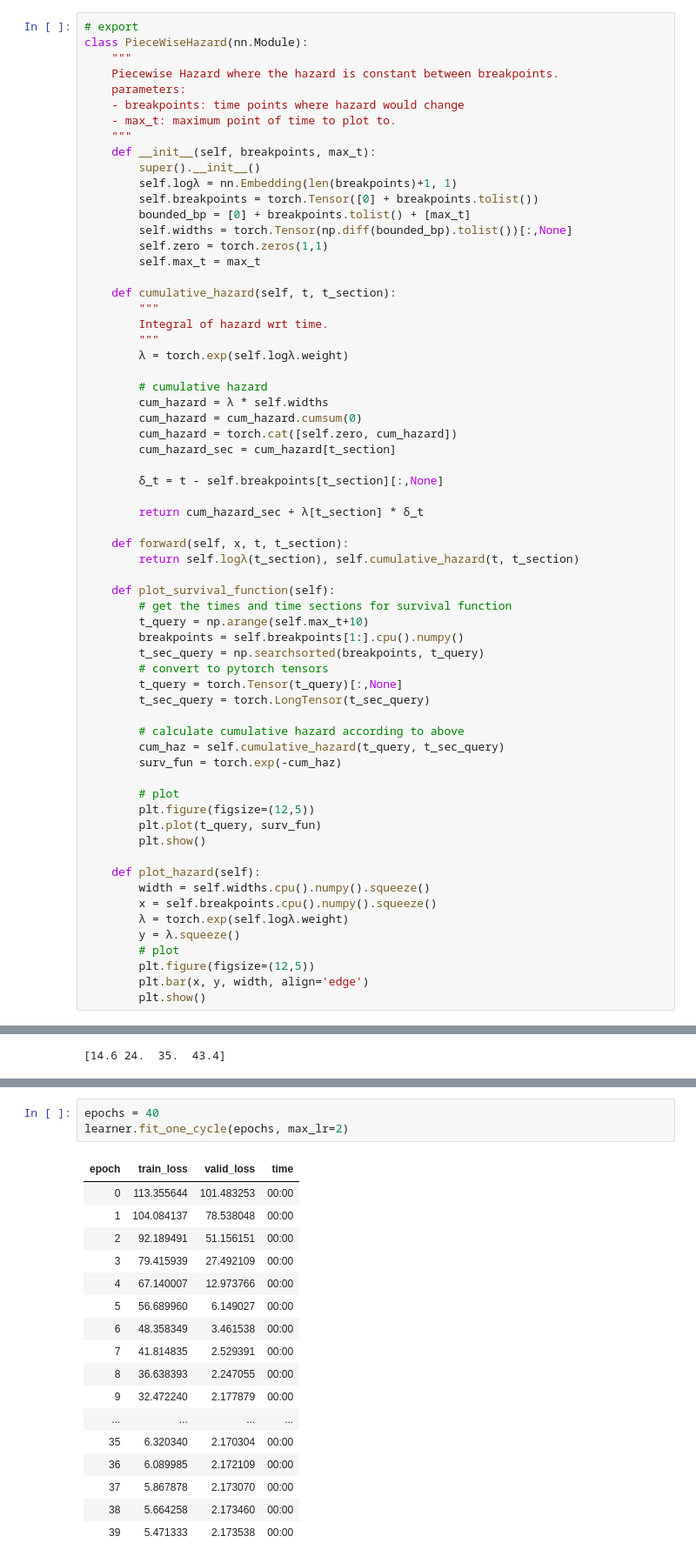
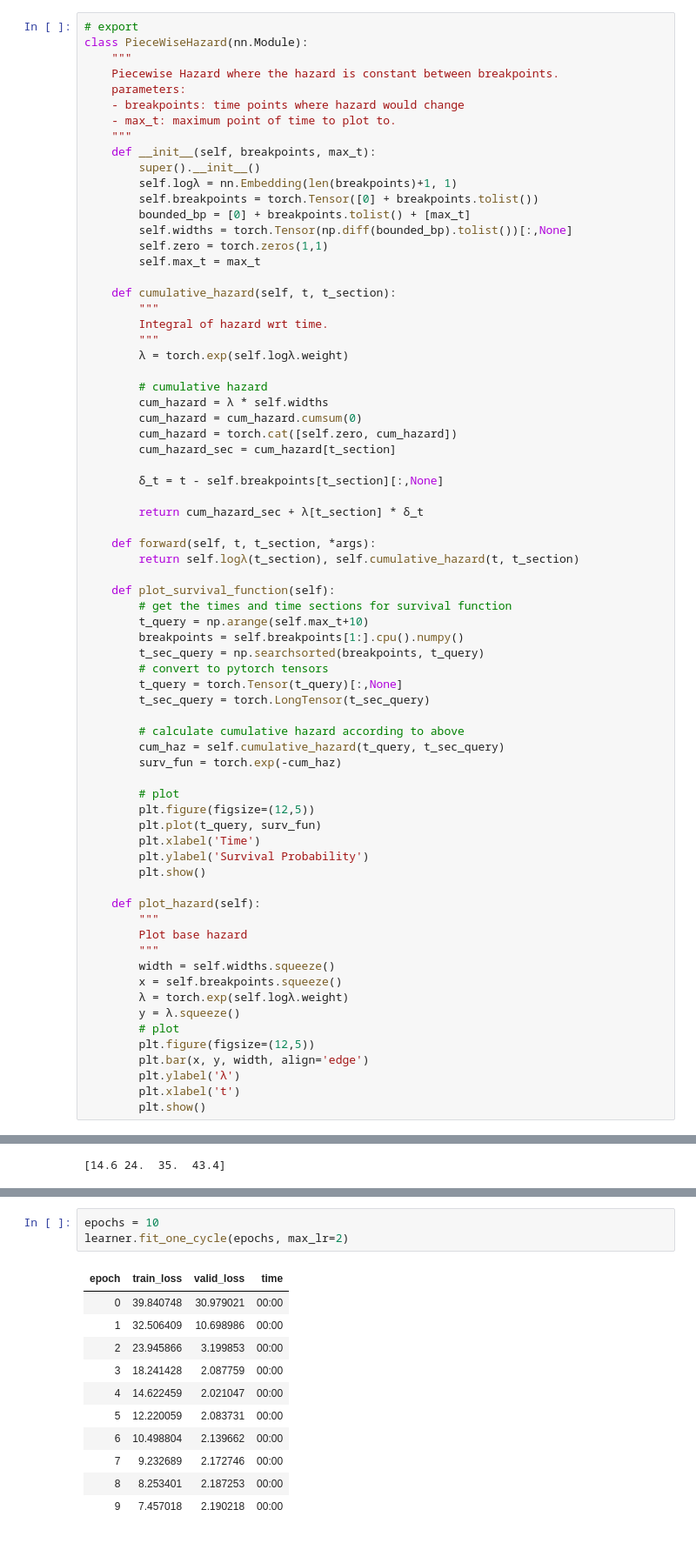
Before and after one commit to sachinruk/torchlife, a Jupyter notebook: KaplanMeier.ipynb, the cells around one changed output, grey strips where cells are left out. Shown at 87% size. Cells and saved outputs as stored; diff of their text form.

```diff
--- a/KaplanMeier.ipynb
+++ b/KaplanMeier.ipynb
@@ -56,7 +56,7 @@ class PieceWiseHazard(nn.Module):
 
         return cum_hazard_sec + λ[t_section] * δ_t
 
-    def forward(self, x, t, t_section):
+    def forward(self, t, t_section, *args):
         return self.logλ(t_section), self.cumulative_hazard(t, t_section)
 
     def plot_survival_function(self):
@@ -75,16 +75,23 @@ class PieceWiseHazard(nn.Module):
         # plot
         plt.figure(figsize=(12,5))
         plt.plot(t_query, surv_fun)
+        plt.xlabel('Time')
+        plt.ylabel('Survival Probability')
         plt.show()
 
     def plot_hazard(self):
-        width = self.widths.cpu().numpy().squeeze()
-        x = self.breakpoints.cpu().numpy().squeeze()
+        """
+        Plot base hazard
+        """
+        width = self.widths.squeeze()
+        x = self.breakpoints.squeeze()
         λ = torch.exp(self.logλ.weight)
         y = λ.squeeze()
         # plot
         plt.figure(figsize=(12,5))
         plt.bar(x, y, width, align='edge')
+        plt.ylabel('λ')
+        plt.xlabel('t')
         plt.show()
 # %%
 # export
@@ -135,24 +142,18 @@ LR Finder is complete, type {learner_name}.recorder.plot() to see the graph.
 # %%
-epochs = 40
+epochs = 10
 learner.fit_one_cycle(epochs, max_lr=2)
 # %% [output]
 | epoch | train_loss | valid_loss | time |
-| 0 | 113.355644 | 101.483253 | 00:00 |
-| 1 | 104.084137 | 78.538048 | 00:00 |
-| 2 | 92.189491 | 51.156151 | 00:00 |
-| 3 | 79.415939 | 27.492109 | 00:00 |
-| 4 | 67.140007 | 12.973766 | 00:00 |
-| 5 | 56.689960 | 6.149027 | 00:00 |
-| 6 | 48.358349 | 3.461538 | 00:00 |
-| 7 | 41.814835 | 2.529391 | 00:00 |
-| 8 | 36.638393 | 2.247055 | 00:00 |
-| 9 | 32.472240 | 2.177879 | 00:00 |
-| ... | ... | ... | ... |
-| 35 | 6.320340 | 2.170304 | 00:00 |
-| 36 | 6.089985 | 2.172109 | 00:00 |
-| 37 | 5.867878 | 2.173070 | 00:00 |
-| 38 | 5.664258 | 2.173460 | 00:00 |
-| 39 | 5.471333 | 2.173538 | 00:00 |
+| 0 | 39.840748 | 30.979021 | 00:00 |
+| 1 | 32.506409 | 10.698986 | 00:00 |
+| 2 | 23.945866 | 3.199853 | 00:00 |
+| 3 | 18.241428 | 2.087759 | 00:00 |
+| 4 | 14.622459 | 2.021047 | 00:00 |
+| 5 | 12.220059 | 2.083731 | 00:00 |
+| 6 | 10.498804 | 2.139662 | 00:00 |
+| 7 | 9.232689 | 2.172746 | 00:00 |
+| 8 | 8.253401 | 2.187253 | 00:00 |
+| 9 | 7.457018 | 2.190218 | 00:00 |
 # %%
 learner.model.plot_hazard()
 learner.model.plot_survival_function()
```
Also changed, not shown: parts of 3 cells of this notebook, 13 other files.
